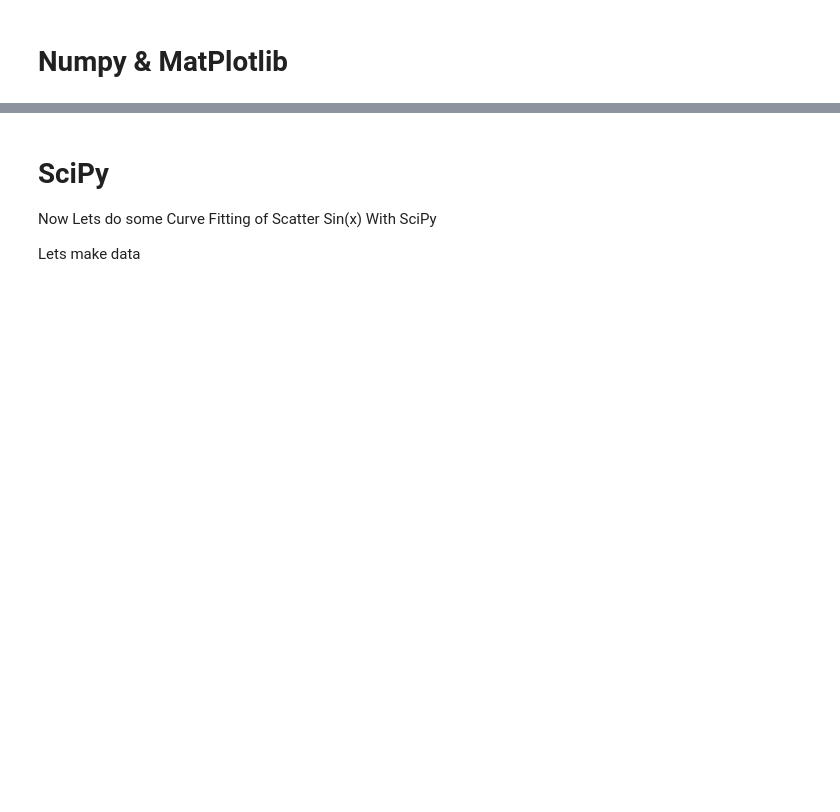
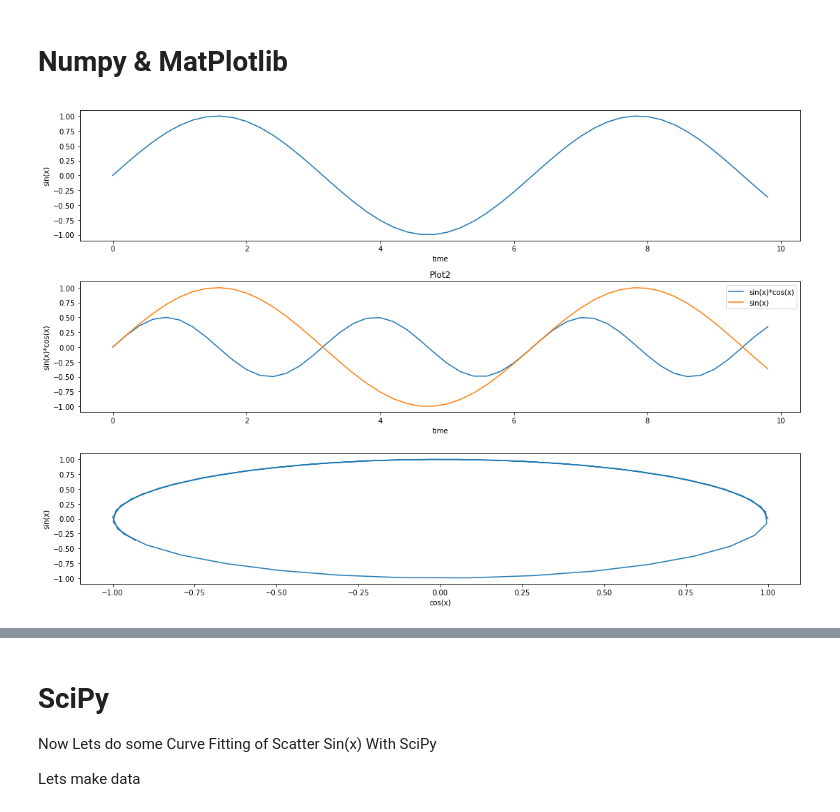
Before and after one commit to uofscphysics/STEM_Python_Course, a Jupyter notebook: Day_2/Python_Core.ipynb, the cells around one changed output, grey strips where cells are left out. Cells and saved outputs as stored; diff of their text form; code cells hidden in the pictures; blank space fills up the shorter version.

```diff
--- a/Day_2/Python_Core.ipynb
+++ b/Day_2/Python_Core.ipynb
@@ -62,26 +85,29 @@ plt.show() #This 'prints' the plot
 # %%
 #Now lets take the data we made with numpy and manipulate it
 #new array of data from sin(x)*cos(x)
 sincos = sinx*cosx #manipulate the arrays with numpy
 fig, ax = plt.subplots(3,1, figsize=(15,10)) #setup three subplots numbered from 0 to 2, figsize define the whole area
 #first plot
 ax[0].plot(x,sinx)
 ax[0].set_xlabel('time')
 ax[0].set_ylabel('sin(x)')
 
 #sin(x)*cos(x)
 ax[1].plot(x,sincos, label = 'sin(x)*cos(x)') #two plots on the same graph
 ax[1].plot(x,sinx, label = 'sin(x)')
 ax[1].legend()
 ax[1].set_xlabel('time')
 ax[1].set_ylabel('sin(x)*cos(x)')
+ax[1].set_title('Plot2')
 #sin(x) vs cos(x)
 ax[2].plot(cosx,sinx)
 ax[2].set_xlabel('cos(x)')
 ax[2].set_ylabel('sin(x)')
 
 fig.tight_layout()
 plt.show() #this will plot each different subplot on its own graph
+# %% [output]
+[figure, added]
 # %%
 plt.figure(figsize=(10,5))
 plt.plot(x,sinx, label= 'sin(x)', c = 'g') #plot different plot on same plot with Legend and colors
```
Also changed, not shown: parts of 38 cells of this notebook, 28 other files.
